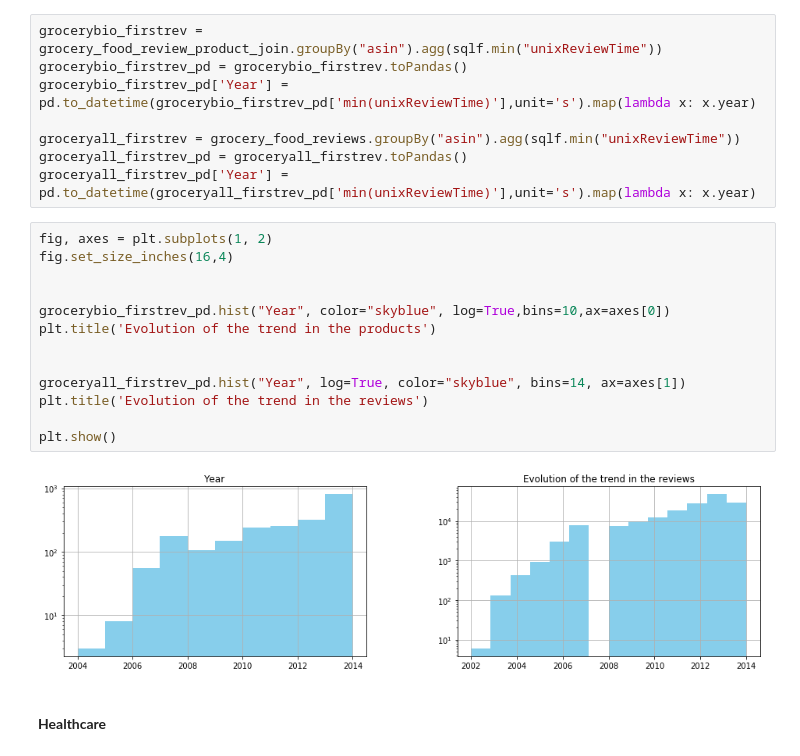
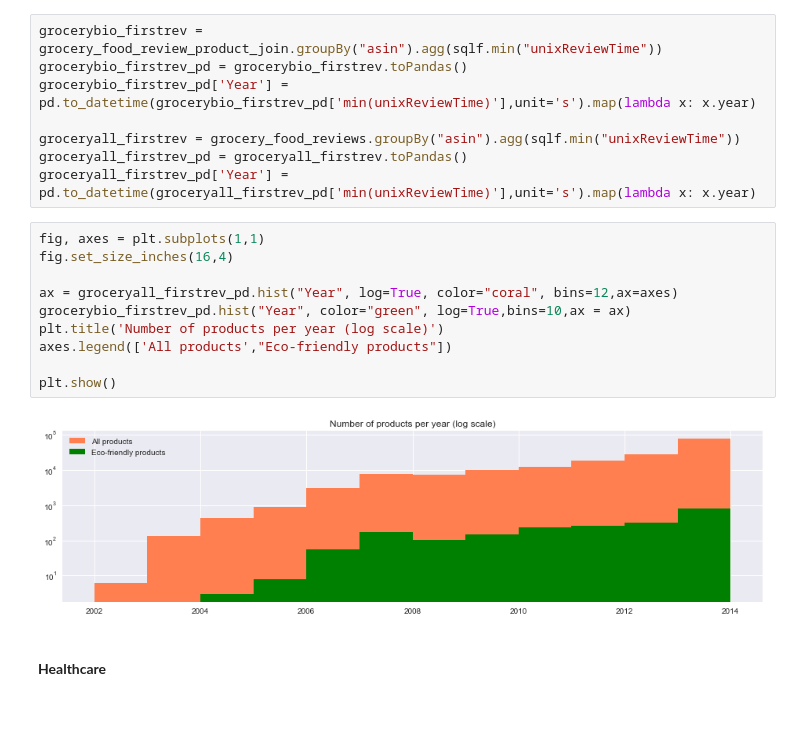
Before and after one commit to MaxencePPierre/ada-project, a Jupyter notebook: project_general.ipynb, the cells around one changed output. Drawn from its saved outputs; the diff is of its cells as text; blank space fills up the shorter version.

```diff
--- a/project_general.ipynb
+++ b/project_general.ipynb
@@ -358,20 +387,17 @@ groceryall_firstrev = grocery_food_reviews.groupBy("asin").agg(sqlf.min("unixRev
 groceryall_firstrev_pd = groceryall_firstrev.toPandas()
 groceryall_firstrev_pd['Year'] = pd.to_datetime(groceryall_firstrev_pd['min(unixReviewTime)'],unit='s').map(lambda x: x.year)
 # %%
-fig, axes = plt.subplots(1, 2)
+fig, axes = plt.subplots(1,1)
 fig.set_size_inches(16,4)
 
-
-grocerybio_firstrev_pd.hist("Year", color="skyblue", log=True,bins=10,ax=axes[0])
-plt.title('Evolution of the trend in the products')
-
-
-groceryall_firstrev_pd.hist("Year", log=True, color="skyblue", bins=14, ax=axes[1])
-plt.title('Evolution of the trend in the reviews')
+ax = groceryall_firstrev_pd.hist("Year", log=True, color="coral", bins=12,ax=axes)
+grocerybio_firstrev_pd.hist("Year", color="green", log=True,bins=10,ax = ax)
+plt.title('Number of products per year (log scale)')
+axes.legend(['All products',"Eco-friendly products"])
 
 plt.show()
 # %% [output]
-[figure, old version]
+[figure, new version]
 # %% [markdown]
 <br>
 
```
Also changed, not shown: parts of 82 cells of this notebook.
